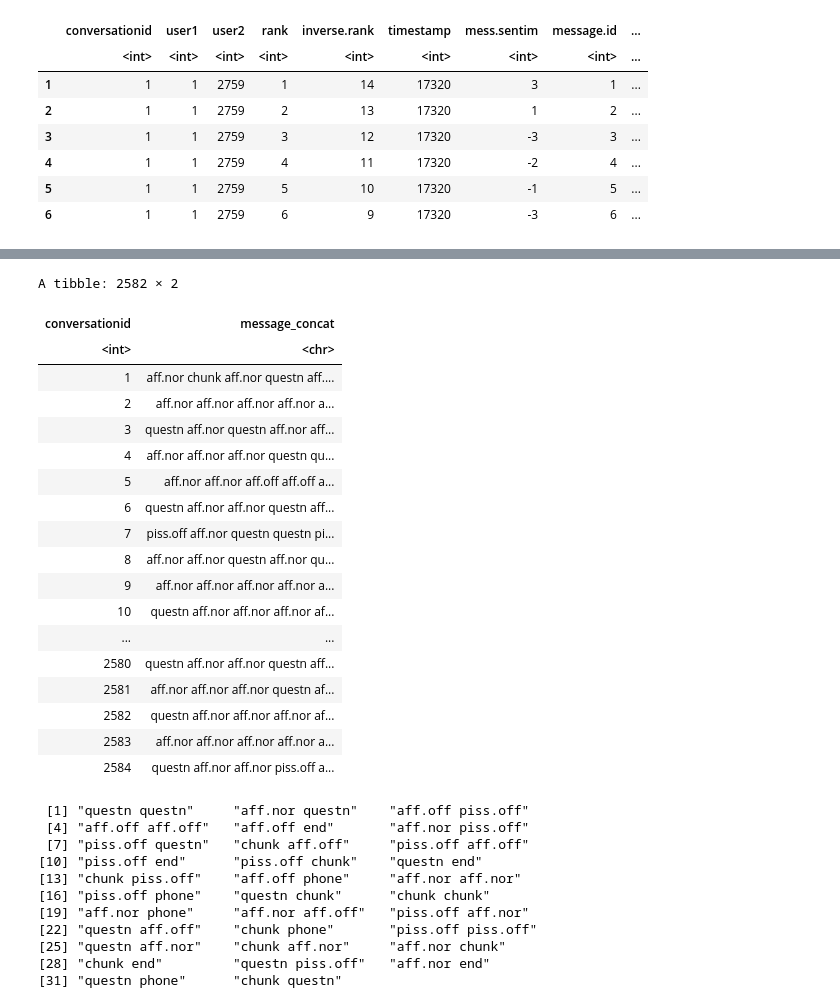
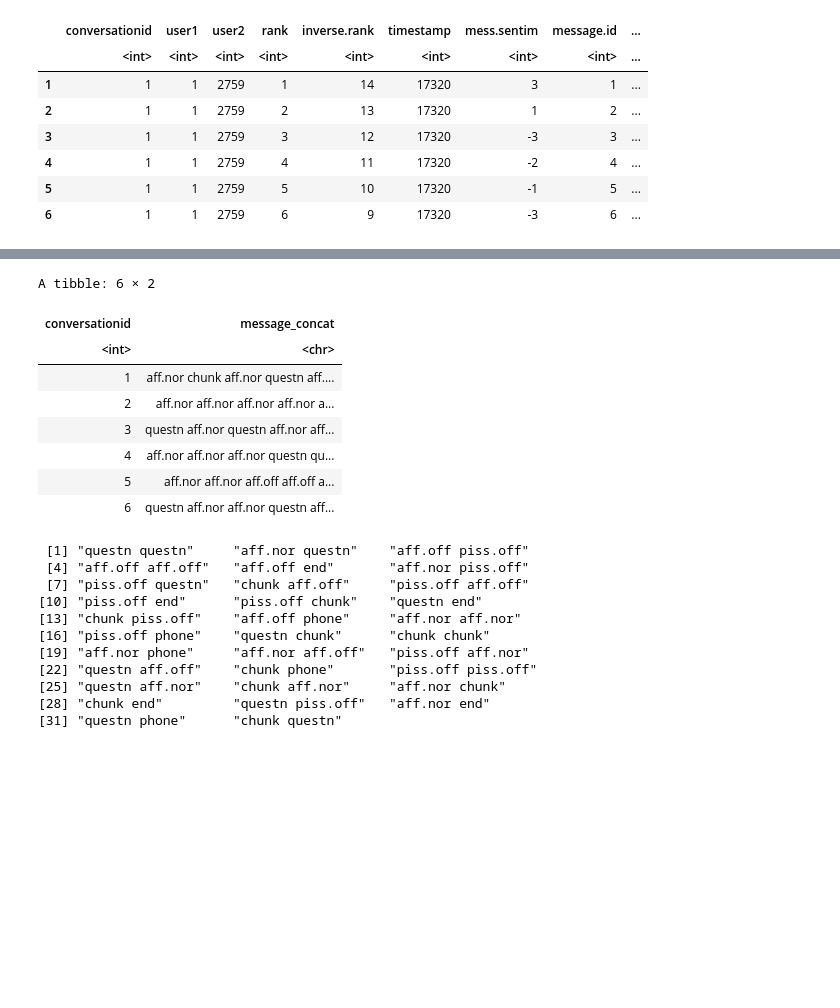
Before and after one commit to e-lprunier/Notebook_4A, a Jupyter notebook: Réduction_de_dimensionnalité_Clustering_notebook.ipynb, the cells around one changed output, grey strips where cells are left out. Saved outputs shown, nothing was run; the diff lists cells and outputs as text; code cells hidden in the pictures; blank space fills up the shorter version.

```diff
--- a/Réduction_de_dimensionnalité_Clustering_notebook.ipynb
+++ b/Réduction_de_dimensionnalité_Clustering_notebook.ipynb
@@ -1147,31 +1149,21 @@ A grouped_df: 39316 × 13
 # %%
 # Combiner les "message.type" groupés par "conversationid" en une seule chaîne de caractères séparée par un espace
 result <- messages_tinder %>%
   group_by(conversationid) %>%
   summarise(message_concat = paste(message.type, collapse = " "))
 
 # Afficher le résultat
-result
+head(result)
 # %% [output]
-A tibble: 2582 × 2
+A tibble: 6 × 2
 | conversationid | message_concat |
 | <int> | <chr> |
 | 1 | aff.nor chunk aff.nor questn aff.... |
 | 2 | aff.nor aff.nor aff.nor aff.nor a... |
 | 3 | questn aff.nor questn aff.nor aff... |
 | 4 | aff.nor aff.nor aff.nor questn qu... |
 | 5 | aff.nor aff.nor aff.off aff.off a... |
 | 6 | questn aff.nor aff.nor questn aff... |
-| 7 | piss.off aff.nor questn questn pi... |
-| 8 | aff.nor aff.nor questn aff.nor qu... |
-| 9 | aff.nor aff.nor aff.nor aff.nor a... |
-| 10 | questn aff.nor aff.nor aff.nor af... |
-| ... | ... |
-| 2580 | questn aff.nor aff.nor questn aff... |
-| 2581 | aff.nor aff.nor aff.nor questn af... |
-| 2582 | questn aff.nor aff.nor aff.nor af... |
-| 2583 | aff.nor aff.nor aff.nor aff.nor a... |
-| 2584 | questn aff.nor aff.nor piss.off a... |
 # %%
 ng <- ngram(result$message_concat,2)
 get.ngrams(ng)
```
Also changed, not shown: parts of 3 cells of this notebook.
